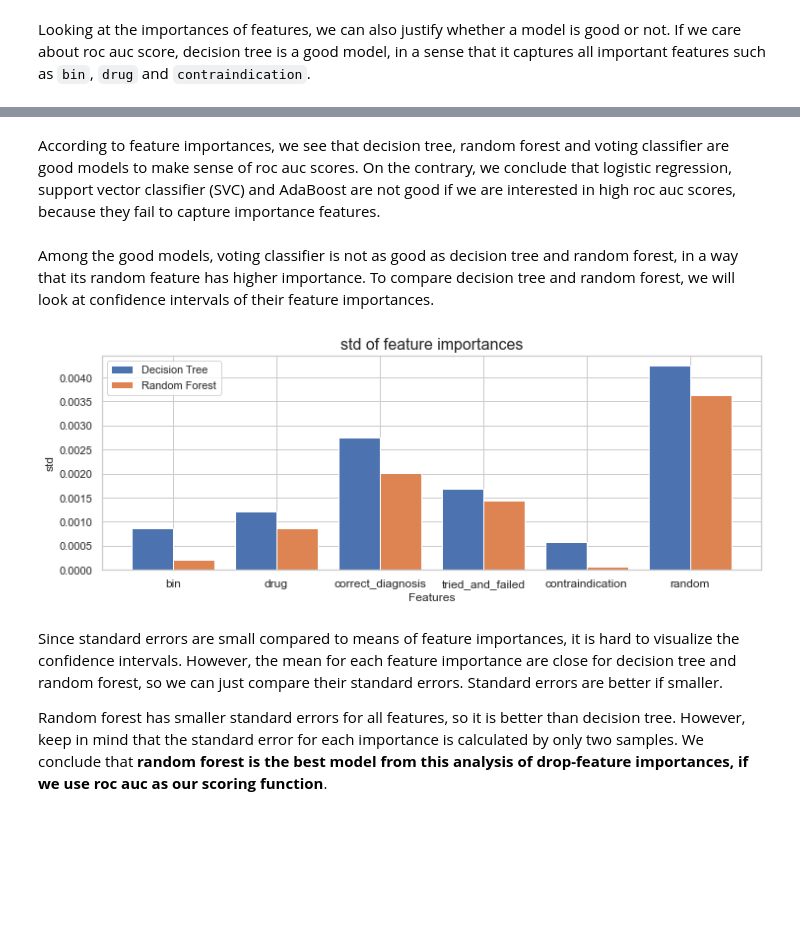
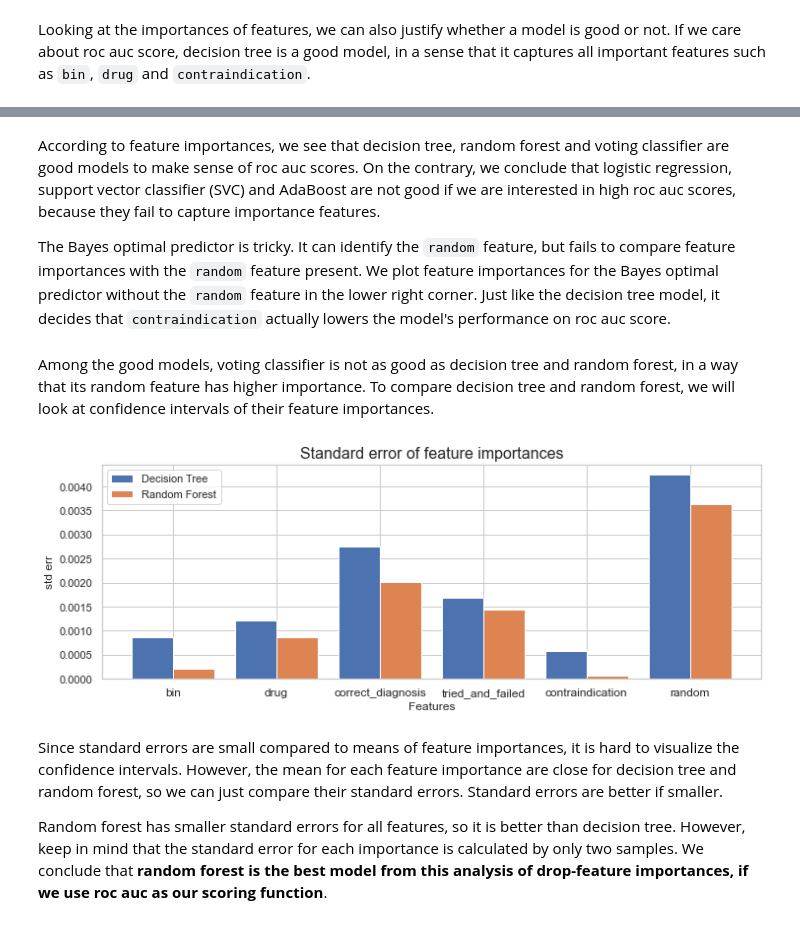
Before and after one commit to domagal9/classifymymeds, a Jupyter notebook: pa_classifier_feature_importances.ipynb, the cells around one changed output, grey strips where cells are left out. Cells and saved outputs as stored; diff of their text form; code cells hidden in the pictures; blank space fills up the shorter version.

```diff
--- a/pa_classifier_feature_importances.ipynb
+++ b/pa_classifier_feature_importances.ipynb
@@ -70,6 +70,9 @@ def drop_feature_importance(
     '''
     if type(models) is str:
         models = [models]
+    models = list(models)
+    if 'Baseline' in models:
+        models.remove('Baseline')
     fil = df_evals.model.isin(models) & (df_evals.data_type == data_type)
     fil = fil & (df_evals.score_func == score_func)
     df = df_evals[fil]
@@ -183,38 +200,40 @@ plt.show()
 # %% [markdown]
 According to feature importances, we see that decision tree, random forest and voting classifier are good models to make sense of roc auc scores. On the contrary, we conclude that logistic regression, support vector classifier (SVC) and AdaBoost are not good if we are interested in high roc auc scores, because they fail to capture importance features.
+
+The Bayes optimal predictor is tricky. It can identify the `random` feature, but fails to compare feature importances with the `random` feature present. We plot feature importances for the Bayes optimal predictor without the `random` feature in the lower right corner. Just like the decision tree model, it decides that `contraindication` actually lowers the model's performance on roc auc score.
 # %% [markdown]
 Among the good models, voting classifier is not as good as decision tree and random forest, in a way that its random feature has higher importance. To compare decision tree and random forest, we will look at confidence intervals of their feature importances.
 # %%
 data_types = ['validation', 'test']
 models = ['Decision Tree', 'Random Forest']
 scoring = 'roc_auc'
 
 df_drop_imp_ci = pd.concat([
     drop_feature_importance(
         models,
         data_type=dt,
         score_func=scoring,
         include_random=True,
     ) for dt in data_types
 ], axis=0)
 
 x_axis = np.arange(df_drop_imp_ci.shape[1])
 padding = 0.2
 width = 2 * padding
 
 plt.figure(figsize=(12, 4))
 plt.bar(x_axis - padding, df_drop_imp_ci.loc['Decision Tree'].std(), width, label='Decision Tree')
 plt.bar(x_axis + padding, df_drop_imp_ci.loc['Random Forest'].std(), width, label='Random Forest')
 
 plt.xticks(x_axis, df_drop_imp_ci.columns, fontsize=12)
 plt.xlabel('Features')
-plt.ylabel('std', fontsize=12)
-plt.title('std of feature importances', fontsize=16)
+plt.ylabel('std err', fontsize=12)
+plt.title('Standard error of feature importances', fontsize=16)
 
 plt.legend()
 plt.show()
 # %% [output]
-[figure, old version]
+[figure, new version]
 # %% [markdown]
 Since standard errors are small compared to means of feature importances, it is hard to visualize the confidence intervals. However, the mean for each feature importance are close for decision tree and random forest, so we can just compare their standard errors. Standard errors are better if smaller.
 
```
Also changed, not shown: parts of 4 cells of this notebook, 2 other files.
